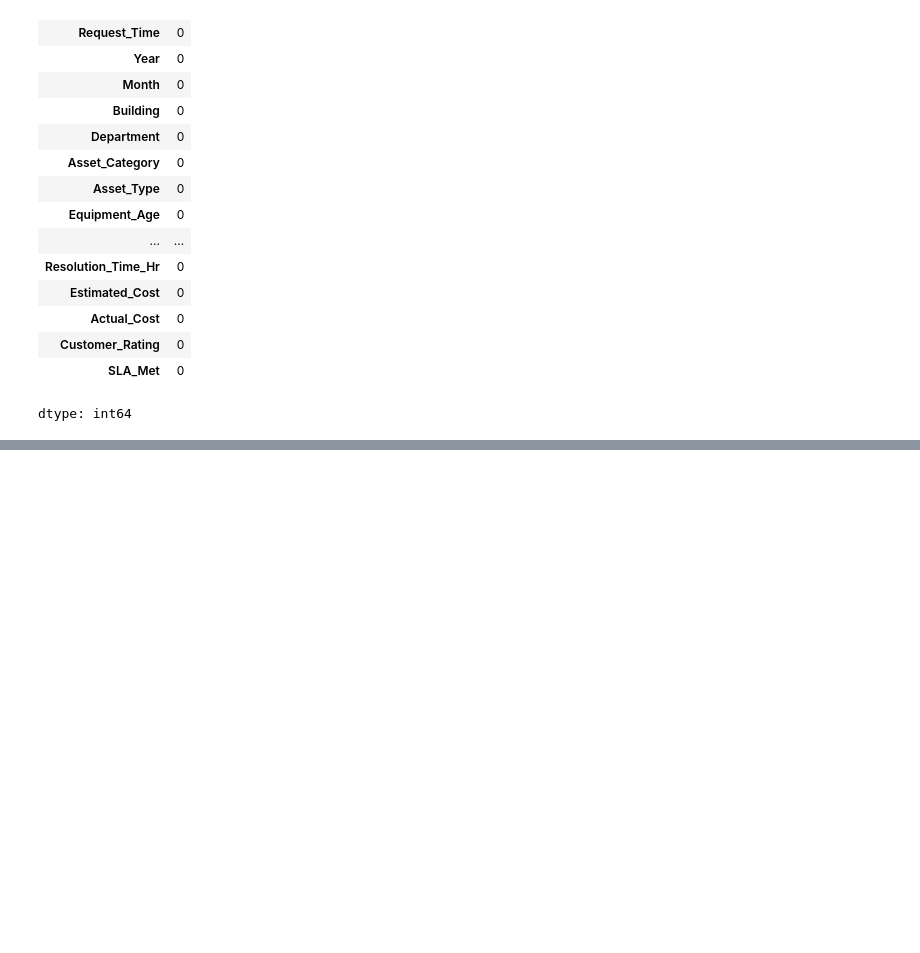
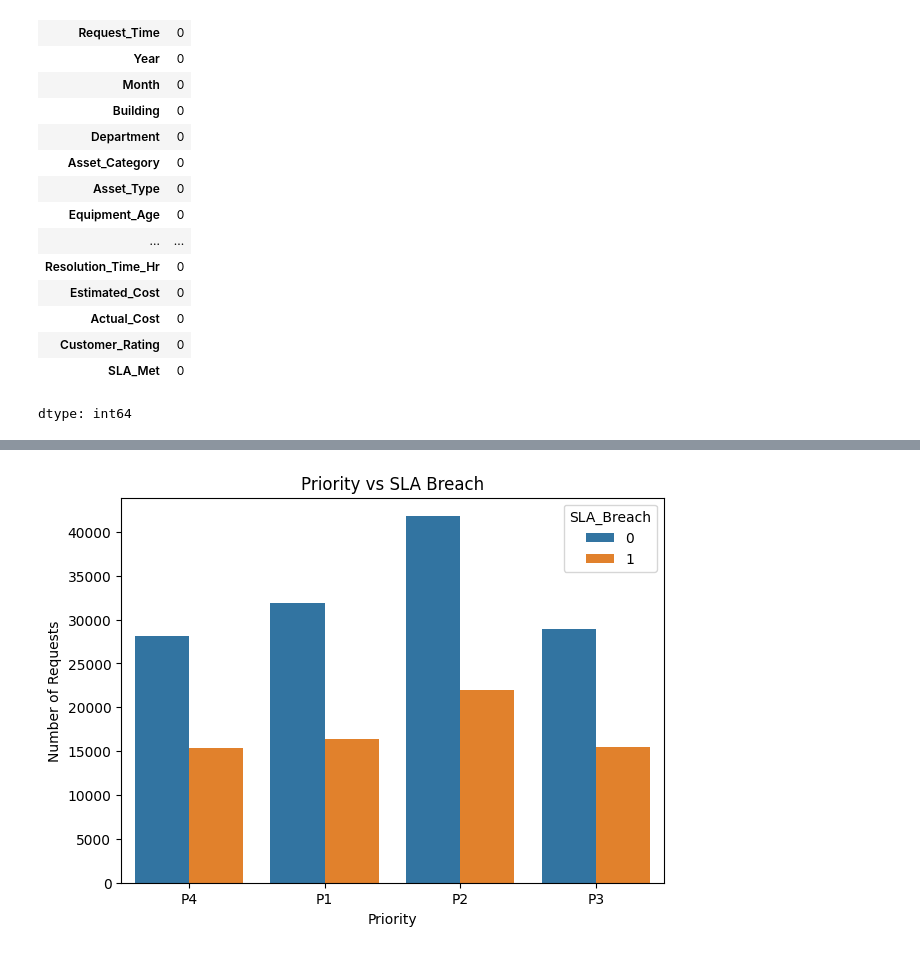
Before and after one commit to HASSAH-26/CMMS-Based-SLA-Risk-Prediction-and-Planner-Decision-Support-System, a Jupyter notebook: CMMS-Based SLA Risk Prediction.ipynb, the cells around one changed output, grey strips where cells are left out. Cells and saved outputs as stored; diff of their text form; code cells hidden in the pictures; blank space fills up the shorter version.

```diff
--- a/CMMS-Based SLA Risk Prediction.ipynb
+++ b/CMMS-Based SLA Risk Prediction.ipynb
@@ -2904,0 +431,9 @@ appropriate action before a potential SLA breach occurs.
+# %%
+# Remove records with missing response time information
+
+df = df.dropna(
+    subset=[
+        "Response_Target_Min",
+        "Actual_Response_Min"
+    ]
+).copy()
@@ -2904,0 +558,22 @@ appropriate action before a potential SLA breach occurs.
+# %%
+# Priority vs SLA Breach
+
+plt.figure(figsize=(7, 5))
+
+sns.countplot(
+    x="Priority",
+    hue="SLA_Breach",
+    data=df
+)
+
+plt.title(
+    "Priority vs SLA Breach"
+)
+
+plt.xlabel("Priority")
+
+plt.ylabel("Number of Requests")
+
+plt.show()
+# %% [output]
+[figure, added]
```
Also changed, not shown: parts of 154 cells of this notebook.
